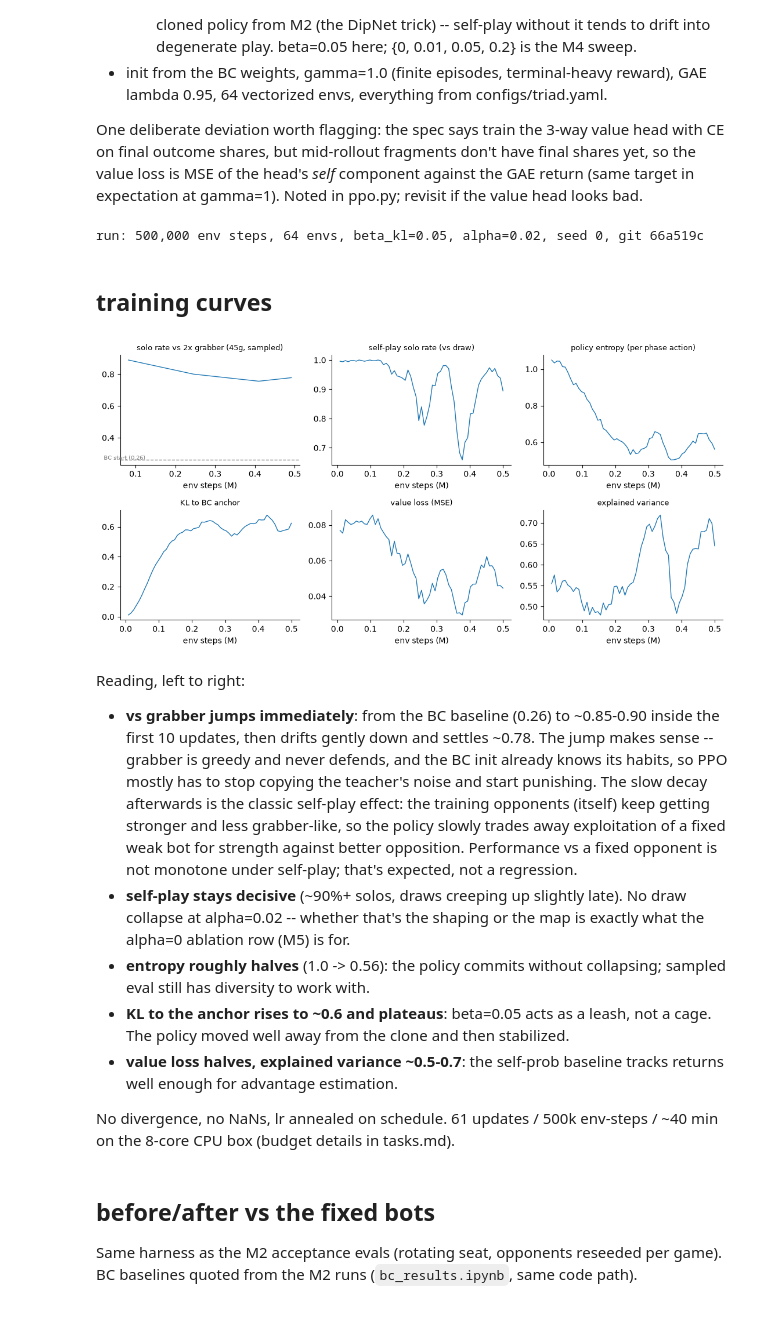
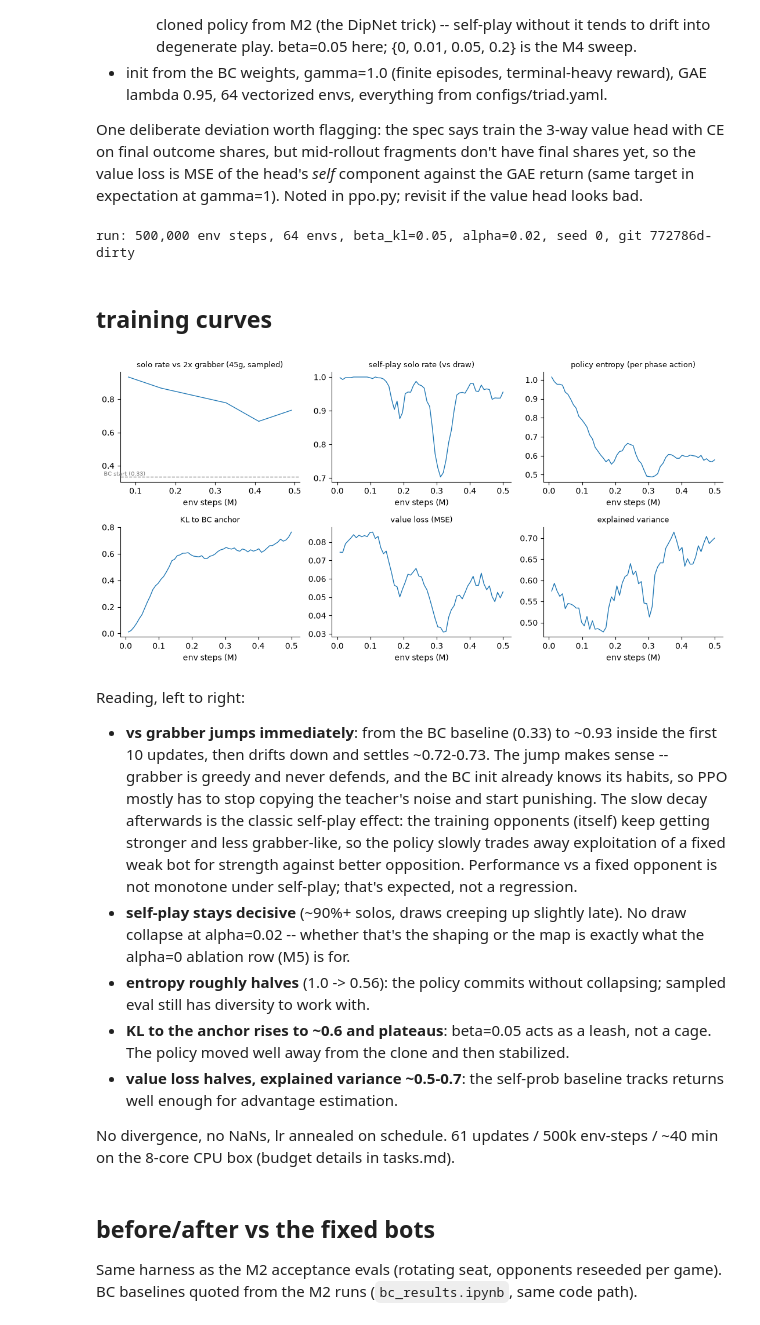
Before and after one commit to srirang-nabar/Diplomacy_RL, a Jupyter notebook: notebooks/ppo_training.ipynb, the cells around one changed output. Saved outputs shown, nothing was run; the diff lists cells and outputs as text; code cells hidden in the pictures.

```diff
--- a/notebooks/ppo_training.ipynb
+++ b/notebooks/ppo_training.ipynb
@@ -33,49 +33,49 @@ from pathlib import Path
 
 from triad.rl.checkpoint import load_policy
 
-ppo, ck = load_policy("../runs/ppo/ppo_latest.pt")
+ppo, ck = load_policy("../weights/ppo_kl05.pt")
 bc, _ = load_policy("../weights/bc.pt")
 tc = ck["train_config"]
 print(f"run: {tc['total_steps']:,} env steps, {tc['n_envs']} envs, beta_kl={tc['beta_kl']}, "
       f"alpha={tc['shaping_alpha']}, seed {ck['seed']}, git {ck['git_sha']}")
 # %% [output]
-run: 500,000 env steps, 64 envs, beta_kl=0.05, alpha=0.02, seed 0, git 66a519c
+run: 500,000 env steps, 64 envs, beta_kl=0.05, alpha=0.02, seed 0, git 772786d-dirty
 # %% [markdown]
 ## training curves
 # %%
 from tensorboard.backend.event_processing.event_accumulator import EventAccumulator
 
-ev = sorted(Path("../runs/ppo").glob("events*"))[-1]
+ev = sorted(Path("../runs/ppo2").glob("events*"))[-1]
 acc = EventAccumulator(str(ev)); acc.Reload()
 def sc(tag):
     pts = acc.Scalars(tag)
     return np.array([p.step for p in pts]), np.array([p.value for p in pts])
 
 fig, ax = plt.subplots(2, 3, figsize=(11, 5.5))
 panels = [
     ("eval/solo_vs_grabber", "solo rate vs 2x grabber (45g, sampled)", ax[0, 0]),
     ("selfplay/solo_rate", "self-play solo rate (vs draw)", ax[0, 1]),
     ("ppo/entropy", "policy entropy (per phase action)", ax[0, 2]),
     ("ppo/kl_anchor", "KL to BC anchor", ax[1, 0]),
     ("ppo/value_loss", "value loss (MSE)", ax[1, 1]),
     ("ppo/explained_variance", "explained variance", ax[1, 2]),
 ]
 for tag, title, a in panels:
     x, y = sc(tag)
     a.plot(x / 1e6, y, lw=1)
     a.set_title(title, fontsize=9)
     a.set_xlabel("env steps (M)")
     a.spines[["top", "right"]].set_visible(False)
-ax[0, 0].axhline(0.26, ls="--", lw=1, c="gray")
-ax[0, 0].text(0.02, 0.262, "BC start (0.26)", fontsize=7, c="gray")
+ax[0, 0].axhline(0.332, ls="--", lw=1, c="gray")
+ax[0, 0].text(0.02, 0.34, "BC start (0.33)", fontsize=7, c="gray")
 plt.tight_layout()
 # %% [output]
-[figure, old version]
+[figure, new version]
 # %% [markdown]
 Reading, left to right:
 
-- **vs grabber jumps immediately**: from the BC baseline (0.26) to ~0.85-0.90 inside the
-  first 10 updates, then drifts gently down and settles ~0.78. The jump makes sense --
+- **vs grabber jumps immediately**: from the BC baseline (0.33) to ~0.93 inside the
+  first 10 updates, then drifts down and settles ~0.72-0.73. The jump makes sense --
   grabber is greedy and never defends, and the BC init already knows its habits, so PPO
   mostly has to stop copying the teacher's noise and start punishing. The slow decay
   afterwards is the classic self-play effect: the training opponents (itself) keep getting
```
Also changed, not shown: parts of 8 cells of this notebook, 4 other files.
